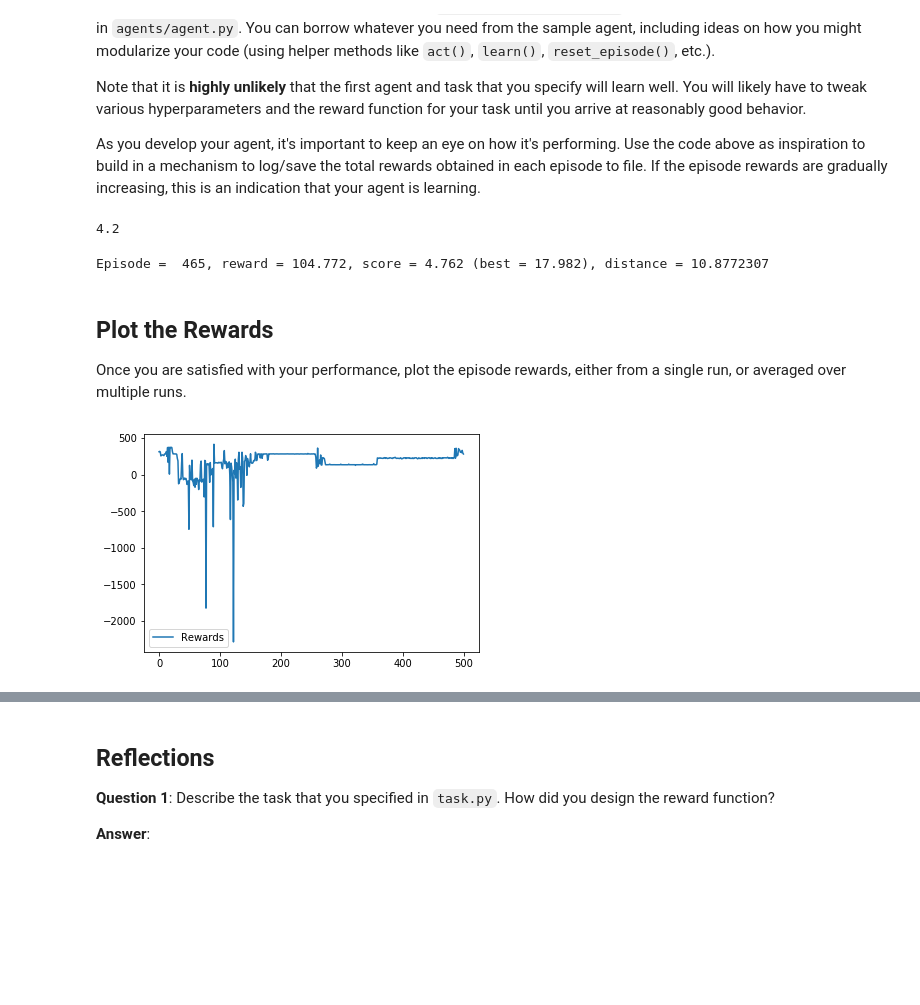
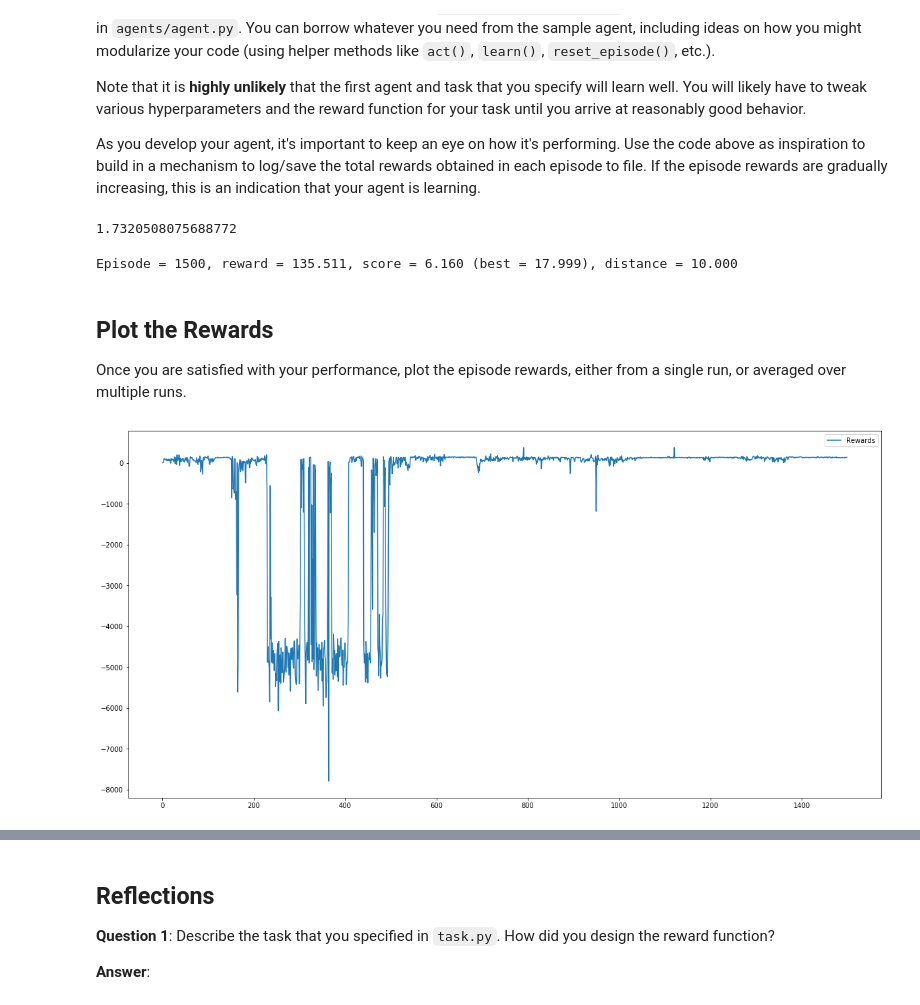
Before and after one commit to astelmashenko/rl_quadcopter, a Jupyter notebook: Quadcopter_Project.ipynb, the cells around one changed output, grey strips where cells are left out. Cells and saved outputs as stored; diff of their text form; code cells hidden in the pictures; blank space fills up the shorter version.

Commit message:
hover does not work

```diff
--- a/Quadcopter_Project.ipynb
+++ b/Quadcopter_Project.ipynb
@@ -213,31 +213,39 @@ Note that it is **highly unlikely** that the first agent and task that you speci
 As you develop your agent, it's important to keep an eye on how it's performing. Use the code above as inspiration to build in a mechanism to log/save the total rewards obtained in each episode to file.  If the episode rewards are gradually increasing, this is an indication that your agent is learning.
 # %%
 runtime = 5.                                     # time limit of the episode
-init_pose = np.array([0., 0., 10., 0., 0., 0.])  # initial pose
+init_pose = np.array([6., 11., 1., 0., 0., 0.])  # initial pose
 init_velocities = np.array([0., 0., 0.])         # initial velocities
 init_angle_velocities = np.array([0., 0., 0.])   # initial angle velocities
-target_pos = np.array([0., 0., 11.])
+target_pos = np.array([5., 10., 0.])
 
 task = Task(init_pose, init_velocities, init_angle_velocities, runtime, target_pos)
-task.get_reward()
+#task.get_reward()
+print(eucl_distance(target_pos, init_pose[:3]))
 # %% [output]
-4.2
+1.7320508075688772
 # %%
 # Modify the values below to give the quadcopter a different starting position.
-num_episodes = 500
+num_episodes = 1500
 runtime = 5.                                     # time limit of the episode
 init_pose = np.array([0., 0., 10., 0., 0., 0.])  # initial pose
 init_velocities = np.array([0., 0., 0.])         # initial velocities
 init_angle_velocities = np.array([0., 0., 0.])   # initial angle velocities
 file_output = 'data.csv'                         # file name for saved results
 
+#
+landing_target_pos = np.array([5., 10., 0.]) # np.array([5., 10., 0., 0., 0., 0.])
+hover_target_pos = np.array([0., 0., 10.])
+
 # Setup
-task = Task(init_pose, init_velocities, init_angle_velocities, runtime)
-agent = DDPG(task)
+task = Task(init_pose, init_velocities, init_angle_velocities, runtime, hover_target_pos)
+agent = DDPG(task, tau=0.2, exploration_mu=0.05)
 done = False
-labels = ['time', 'x', 'y', 'z', 'phi', 'theta', 'psi', 'x_velocity',
-          'y_velocity', 'z_velocity', 'phi_velocity', 'theta_velocity',
-          'psi_velocity', 'rotor_speed1', 'rotor_speed2', 'rotor_speed3', 'rotor_speed4']
+labels = ['time', 'x', 'y', 'z',
+          'phi', 'theta', 'psi',
+          'x_velocity', 'y_velocity', 'z_velocity',
+          'phi_velocity', 'theta_velocity','psi_velocity',
+          'distance',
+          'rotor_speed1', 'rotor_speed2', 'rotor_speed3', 'rotor_speed4']
 results = {x : [] for x in labels}
 rewards = []
 
@@ -254,25 +262,34 @@ with open(file_output, 'w') as csvfile:
             state = next_state
 
             if i_episode == (num_episodes-1):
-                to_write = [task.sim.time] + list(task.sim.pose) + list(task.sim.v) + list(task.sim.angular_v) + list(rotor_speeds)
+                to_write = [task.sim.time] + list(task.sim.pose) \
+                            + list(task.sim.v) \
+                            + list(task.sim.angular_v) \
+                            + [task.dist] \
+                            + list(rotor_speeds)
                 for ii in range(len(labels)):
                     results[labels[ii]].append(to_write[ii])
                 writer.writerow(to_write)
+
+            #print(task.sim.v)
+            #print(task.sim.angular_v)
+
             if done:
-                print("\rEpisode = {:4d}, reward = {:7.3f}, score = {:5.3f} (best = {:5.3f}), distance = {:5.3f}"
+                print("\rEpisode = {:4d}, reward = {:7.3f}, score = {:5.3f} (best = {:5.3f}), distance = {:5.3f}   "
                       .format(i_episode, agent.total_reward, agent.score, agent.best_score,
-                              task.distance()), end="")
+                              task.dist), end="")
                 rewards.append(agent.total_reward)
                 break
 # %% [output]
-Episode =  465, reward = 104.772, score = 4.762 (best = 17.982), distance = 10.8772307
+Episode = 1500, reward = 135.511, score = 6.160 (best = 17.999), distance = 10.000
 # %% [markdown]
 ## Plot the Rewards
 
 Once you are satisfied with your performance, plot the episode rewards, either from a single run, or averaged over multiple runs.
 # %%
+plt.figure(figsize=(20,10))
 plt.plot(rewards, label='Rewards')
 plt.legend()
 _ = plt.ylim()
 # %% [output]
-[figure, old version]
+[figure, new version]
```
Also changed, not shown: parts of 10 cells of this notebook, 4 other files.
